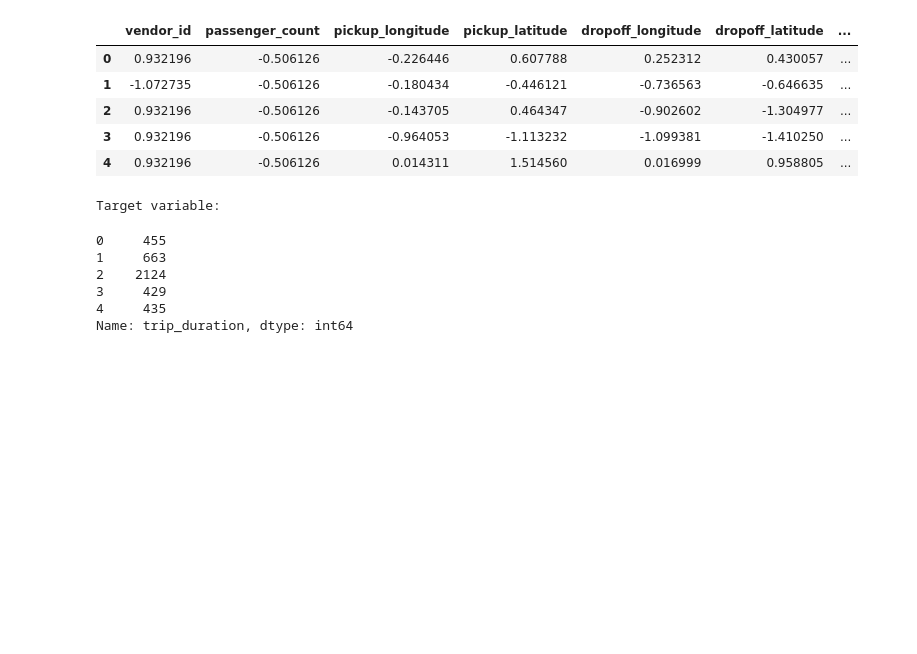
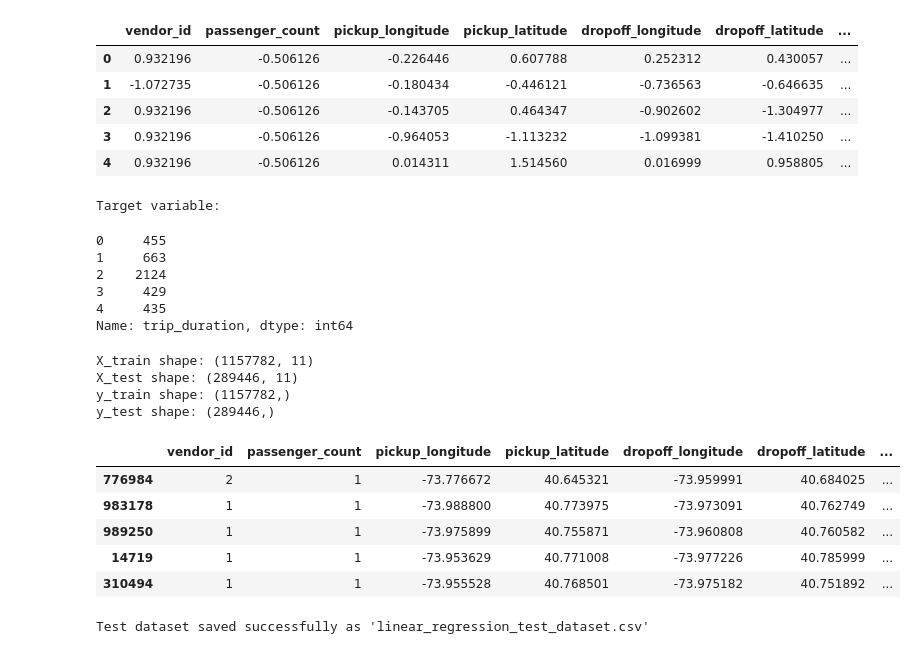
Before and after one commit to shadow101-ui/OR-SYST_568_Team4_Project, a Jupyter notebook: OR568_Team_Project.ipynb, the cells around one changed output. Saved outputs shown, nothing was run; the diff lists cells and outputs as text; code cells hidden in the pictures; blank space fills up the shorter version.

```diff
--- a/OR568_Team_Project.ipynb
+++ b/OR568_Team_Project.ipynb
@@ -406,3 +406,75 @@ Target variable:
 3     429
 4     435
 Name: trip_duration, dtype: int64
+# %%
+# Train-Test Split
+
+from sklearn.model_selection import train_test_split
+from sklearn.preprocessing import StandardScaler
+
+# Separating features and target
+X = df.drop('trip_duration', axis=1)
+y = df['trip_duration']
+
+# Splitting the data into training and testing sets
+X_train, X_test, y_train, y_test = train_test_split(
+    X, y, test_size=0.2, random_state=42
+)
+
+# Saving original test dataset for later comparison
+test_data = X_test.copy()
+test_data['actual_trip_duration'] = y_test
+
+# Scaling the feature columns
+scaler = StandardScaler()
+
+X_train_scaled = scaler.fit_transform(X_train)
+X_test_scaled = scaler.transform(X_test)
+
+# Converting scaled arrays back to DataFrame
+X_train_scaled = pd.DataFrame(X_train_scaled, columns=X_train.columns, index=X_train.index)
+X_test_scaled = pd.DataFrame(X_test_scaled, columns=X_test.columns, index=X_test.index)
+
+# Checking the shapes
+print("X_train shape:", X_train_scaled.shape)
+print("X_test shape:", X_test_scaled.shape)
+print("y_train shape:", y_train.shape)
+print("y_test shape:", y_test.shape)
+# %% [output]
+X_train shape: (1157782, 11)
+X_test shape: (289446, 11)
+y_train shape: (1157782,)
+y_test shape: (289446,)
+# %%
+# Train a Model (Linear Regression)
+
+from sklearn.linear_model import LinearRegression
+
+# Create model
+model = LinearRegression()
+
+# Train the model
+model.fit(X_train_scaled, y_train)
+
+# Make predictions on test data
+y_pred = model.predict(X_test_scaled)
+
+# Add predictions to test dataset
+test_data['predicted_trip_duration'] = y_pred
+
+# View results
+display(test_data.head())
+
+# Saving the test dataset with predictions to local machine
+
+test_data.to_csv("linear_regression_test_dataset.csv", index=False)
+
+print("Test dataset saved successfully as 'linear_regression_test_dataset.csv'")
+# %% [output]
+|  | vendor_id | passenger_count | pickup_longitude | pickup_latitude | dropoff_longitude | dropoff_latitude | ... |
+| 776984 | 2 | 1 | -73.776672 | 40.645321 | -73.959991 | 40.684025 | ... |
+| 983178 | 1 | 1 | -73.988800 | 40.773975 | -73.973091 | 40.762749 | ... |
+| 989250 | 1 | 1 | -73.975899 | 40.755871 | -73.960808 | 40.760582 | ... |
+| 14719 | 1 | 1 | -73.953629 | 40.771008 | -73.977226 | 40.785999 | ... |
+| 310494 | 1 | 1 | -73.955528 | 40.768501 | -73.975182 | 40.751892 | ... |
+Test dataset saved successfully as 'linear_regression_test_dataset.csv'
```
Also changed, not shown: parts of 7 cells of this notebook.
